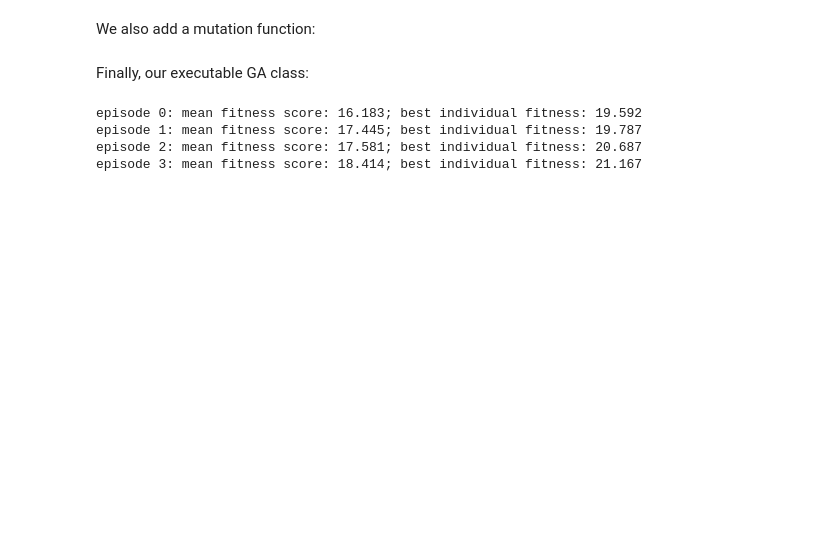
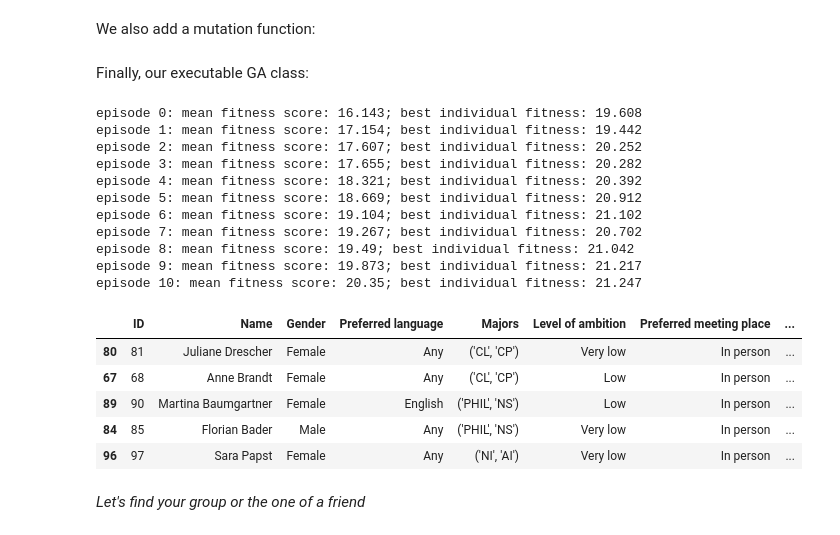
Before and after one commit to Genetic-algorithm-UOS/Coding-Assignment, a Jupyter notebook: Solutions/new_main.ipynb, the cells around one changed output. Drawn from its saved outputs; the diff is of its cells as text; code cells hidden in the pictures; blank space fills up the shorter version.

Commit message:
added lookup by ID and Fullname added method for getting fittest individual from group added method for getting a list of groups(numpy ndarrays)

```diff
--- a/Solutions/new_main.ipynb
+++ b/Solutions/new_main.ipynb
@@ -64,7 +98,7 @@ class Population():
 # %%
-population = Population(students, num_individuals, groupsize)
+population_manager = Population(students, num_individuals, groupsize)
 
-test_population = population.create_initial_population()
+test_population = population_manager.create_initial_population()
 
 test_population
 # %% [output]
@@ -287,6 +321,17 @@ class Fitness():
         # return fitness of best individual
         return round(scores_sorted[0], 3)
 
+    def get_fittest_individual(self, population, students):
+        # get list of fitness scores for all individuals in this population
+        highest_fitness = float("-inf")
+        fittest_individual = None
+        for individual in population:
+            fitness = self.evaluate_fitness(individual, students)
+            if highest_fitness < self.evaluate_fitness(individual, students):
+                highest_fitness = fitness
+                fittest_individual = individual
+        return fittest_individual
+
     def indices_sorted_by_fitness(self, population):
         fitness_scores = [self.evaluate_fitness(individual, students) for individual in population]
 
@@ -467,10 +512,37 @@ class Genetic_Algorithm():
                     self.population[next_idx] = c2
 
                 print("episode " + str(episode+1) + ": mean fitness score: " + str(Fitness().mean_fitness(self.population)) + "; best individual fitness: " + str(Fitness().best_fitness(self.population)))
+
+        return self.population
 # %%
-Genetic_Algorithm(students, num_individuals, groupsize).run(episodes=10, replace='all', mutation_rate=0.2)
+population = Genetic_Algorithm(students, num_individuals, groupsize).run(episodes=10, replace='all', mutation_rate=0.2)
 # %% [output]
-episode 0: mean fitness score: 16.183; best individual fitness: 19.592
-episode 1: mean fitness score: 17.445; best individual fitness: 19.787
-episode 2: mean fitness score: 17.581; best individual fitness: 20.687
-episode 3: mean fitness score: 18.414; best individual fitness: 21.167
+episode 0: mean fitness score: 16.143; best individual fitness: 19.608
+episode 1: mean fitness score: 17.154; best individual fitness: 19.442
+episode 2: mean fitness score: 17.607; best individual fitness: 20.252
+episode 3: mean fitness score: 17.655; best individual fitness: 20.282
+episode 4: mean fitness score: 18.321; best individual fitness: 20.392
+episode 5: mean fitness score: 18.669; best individual fitness: 20.912
+episode 6: mean fitness score: 19.104; best individual fitness: 21.102
+episode 7: mean fitness score: 19.267; best individual fitness: 20.702
+episode 8: mean fitness score: 19.49; best individual fitness: 21.042
+episode 9: mean fitness score: 19.873; best individual fitness: 21.217
+episode 10: mean fitness score: 20.35; best individual fitness: 21.247
+# %%
+# Select the fittest individiual from our population
+fittest_individual = Fitness().get_fittest_individual(population, students)
+
+# Convert the Gene String to a List of Groups
+groups_df = population_manager.get_groups_from_individual(fittest_individual)
+
+# Plot an example group of the list
+groups_df[0]
+# %% [output]
+|  | ID | Name | Gender | Preferred language | Majors | Level of ambition | Preferred meeting place | ... |
+| 80 | 81 | Juliane Drescher | Female | Any | ('CL', 'CP') | Very low | In person | ... |
+| 67 | 68 | Anne Brandt | Female | Any | ('CL', 'CP') | Low | In person | ... |
+| 89 | 90 | Martina Baumgartner | Female | English | ('PHIL', 'NS') | Low | In person | ... |
+| 84 | 85 | Florian Bader | Male | Any | ('PHIL', 'NS') | Very low | In person | ... |
+| 96 | 97 | Sara Papst | Female | Any | ('NI', 'AI') | Very low | In person | ... |
+# %% [markdown]
+*Let's find your group or the one of a friend*
```
Also changed, not shown: parts of 9 cells of this notebook.
